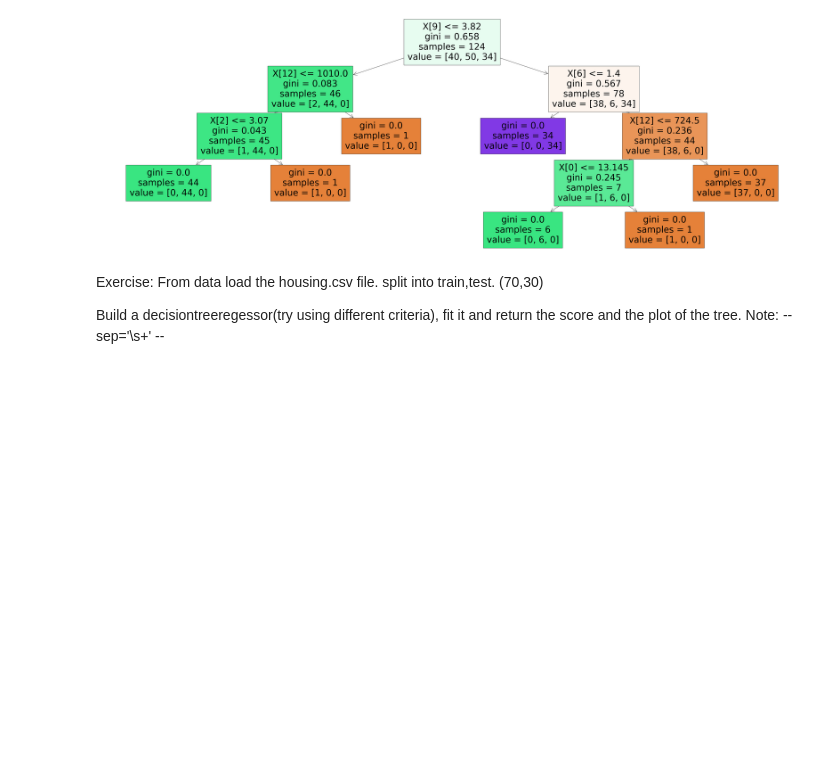
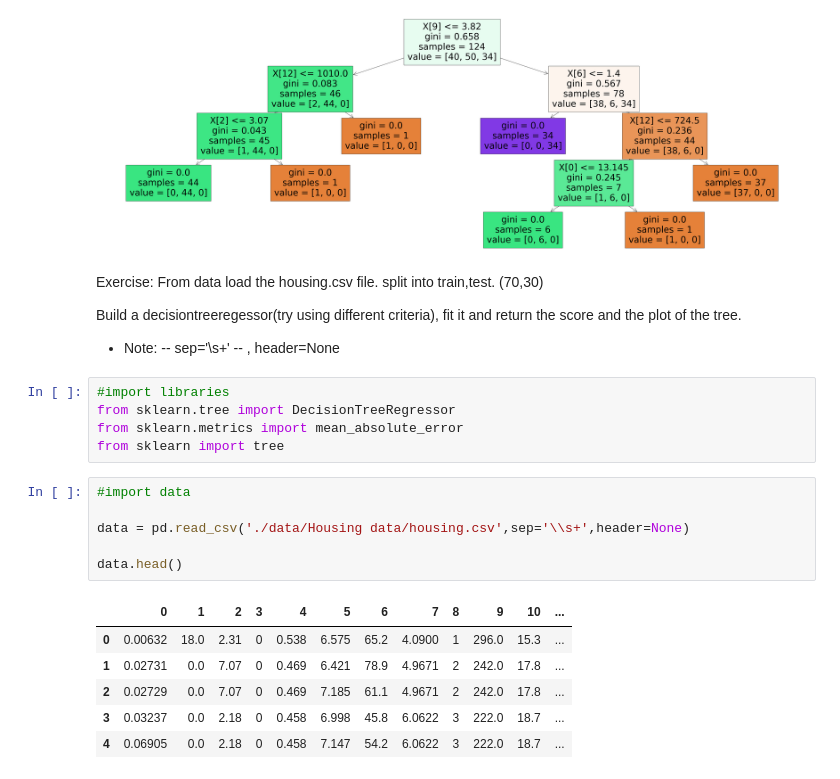
Before and after one commit to samsonafo/dsr-trees, a Jupyter notebook: decision-Trees.ipynb, the cells around one changed output. Drawn from its saved outputs; the diff is of its cells as text; blank space fills up the shorter version.

```diff
--- a/decision-Trees.ipynb
+++ b/decision-Trees.ipynb
@@ -221,4 +237,23 @@ plt.savefig('./images/tree_example_wine.png')
 Exercise: From data load the housing.csv file. split into train,test. (70,30)
 
 Build a decisiontreeregessor(try using different criteria), fit it and return the score and the plot of the tree.
-Note: -- sep='\\s+' --
+
+- Note: -- sep='\\s+' -- , header=None
+# %%
+#import libraries
+from sklearn.tree import DecisionTreeRegressor
+from sklearn.metrics import mean_absolute_error
+from sklearn import tree
+# %%
+#import data
+
+data = pd.read_csv('./data/Housing data/housing.csv',sep='\\s+',header=None)
+
+data.head()
+# %% [output]
+|  | 0 | 1 | 2 | 3 | 4 | 5 | 6 | 7 | 8 | 9 | 10 | ... |
+| 0 | 0.00632 | 18.0 | 2.31 | 0 | 0.538 | 6.575 | 65.2 | 4.0900 | 1 | 296.0 | 15.3 | ... |
+| 1 | 0.02731 | 0.0 | 7.07 | 0 | 0.469 | 6.421 | 78.9 | 4.9671 | 2 | 242.0 | 17.8 | ... |
+| 2 | 0.02729 | 0.0 | 7.07 | 0 | 0.469 | 7.185 | 61.1 | 4.9671 | 2 | 242.0 | 17.8 | ... |
+| 3 | 0.03237 | 0.0 | 2.18 | 0 | 0.458 | 6.998 | 45.8 | 6.0622 | 3 | 222.0 | 18.7 | ... |
+| 4 | 0.06905 | 0.0 | 2.18 | 0 | 0.458 | 7.147 | 54.2 | 6.0622 | 3 | 222.0 | 18.7 | ... |
```
Also changed, not shown: parts of 6 cells of this notebook, 5 other files.
